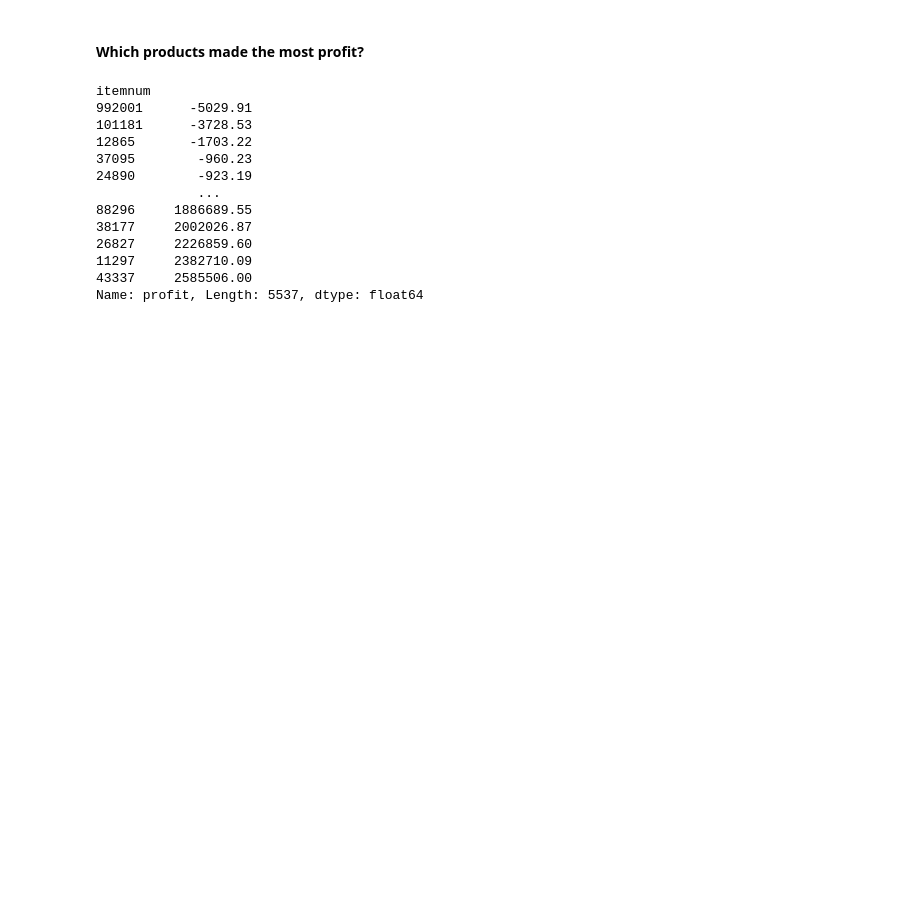
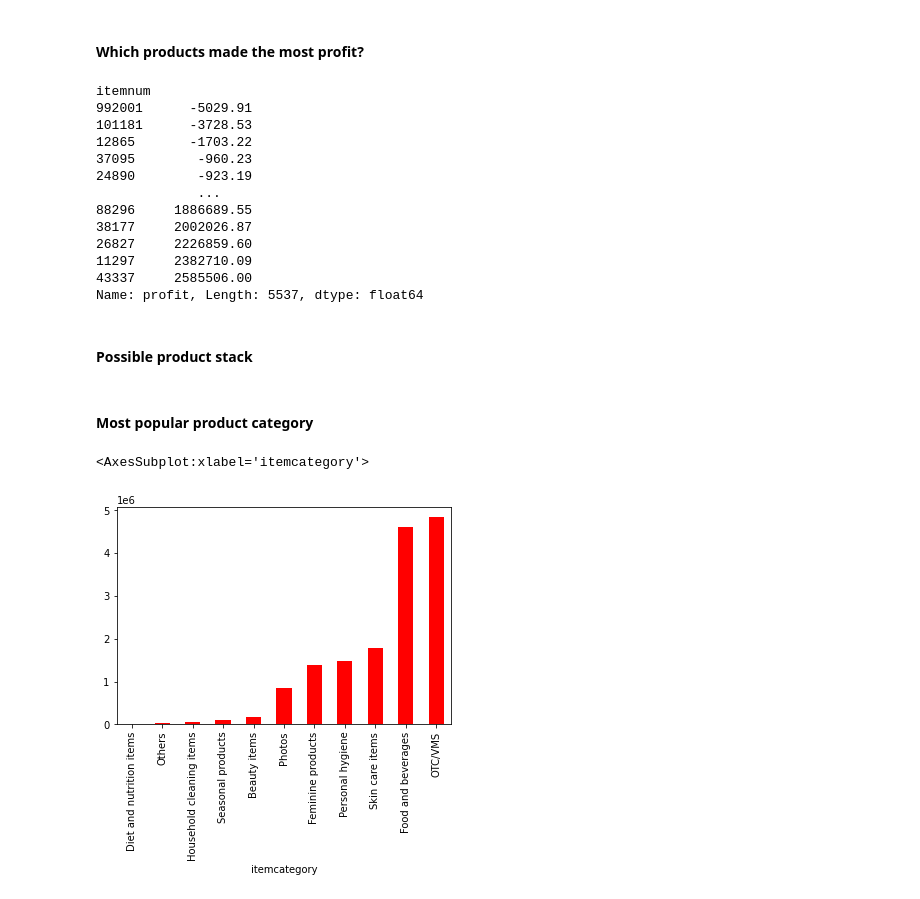
Before and after one commit to jymjam/Business-analytics-competition, a Jupyter notebook: data_cleaning/EDA.ipynb, the cells around one changed output. Drawn from its saved outputs; the diff is of its cells as text; code cells hidden in the pictures; blank space fills up the shorter version.

```diff
--- a/data_cleaning/EDA.ipynb
+++ b/data_cleaning/EDA.ipynb
@@ -167,6 +167,10 @@ df_merged['total_cost'] = df_merged['productcost'] * df_merged['units_sold']
 
 df_merged['profit'] = df_merged['revenue_original'] - df_merged['total_cost']
 
+# Margin per unit
+
+df_merged['margin'] = df_merged['product_retail_price'] - df_merged['productcost']
+
 df_merged.head()
 # %% [output]
 |  | invnum | date | storenum | vendornum | itemnum | itemcategory | productcost | product_retail_price | ... |
@@ -432,3 +442,5 @@ itemnum
 11297     2382710.09
 43337     2585506.00
 Name: profit, Length: 5537, dtype: float64
+# %% [markdown]
+#### Possible product stack
@@ -434,0 +463,7 @@ Name: profit, Length: 5537, dtype: float64
+# %% [markdown]
+#### Most popular product category
+# %%
+df_merged.groupby(['itemcategory']).sum().sort_values('units_sold')['units_sold'].plot(kind = 'bar', color = 'red')
+# %% [output]
+<AxesSubplot:xlabel='itemcategory'>
+[figure, added]
```
Also changed, not shown: parts of 11 cells of this notebook.
